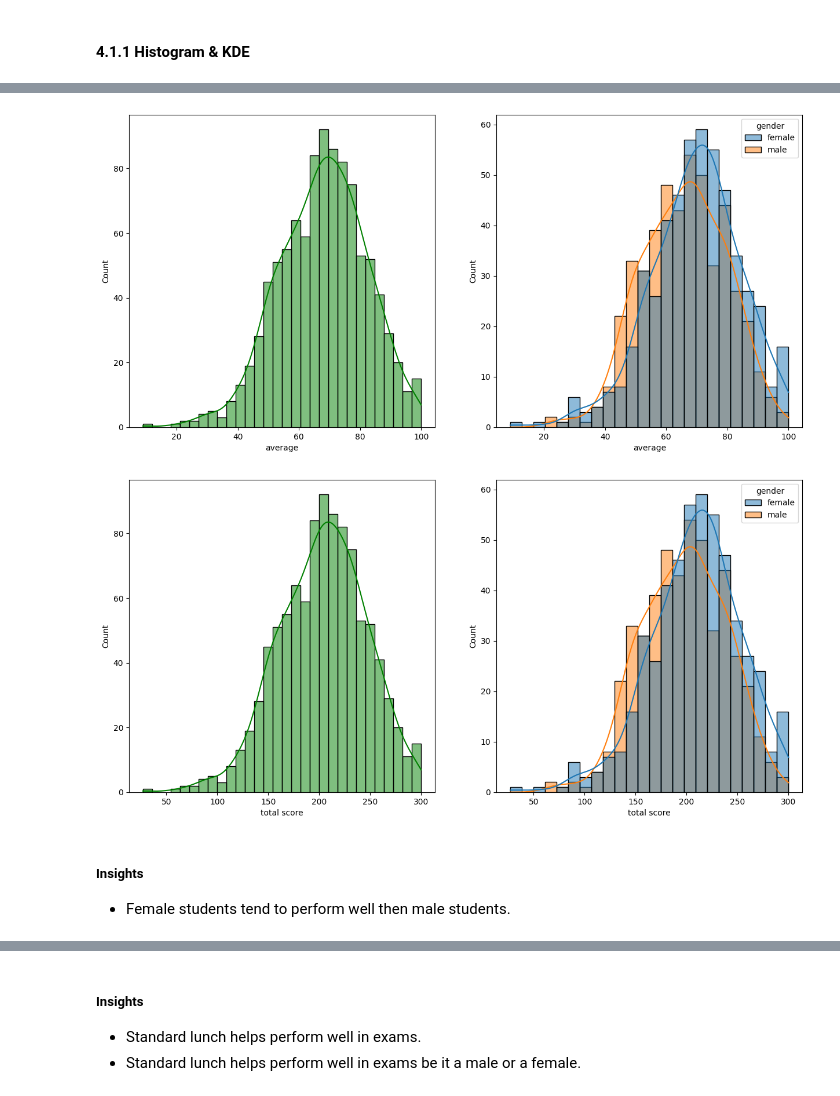
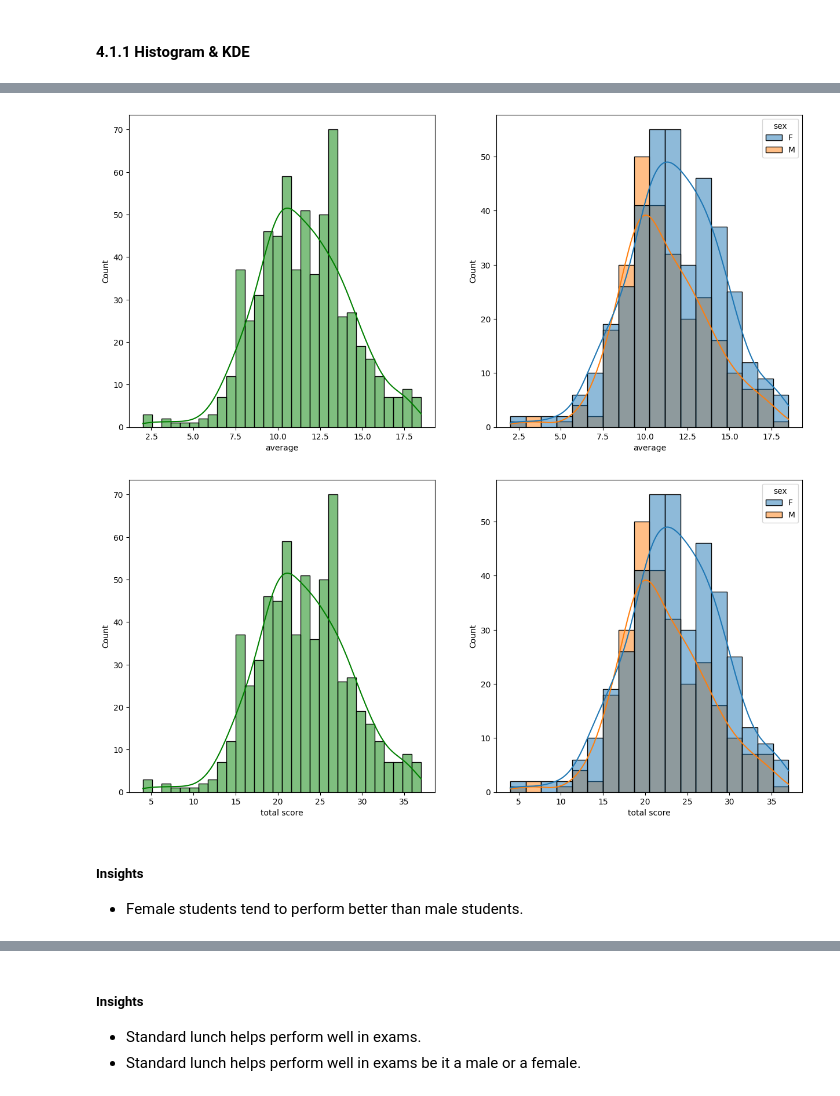
Before and after one commit to vuxminhan/Student-score-predictor, a Jupyter notebook: notebook/1 . EDA STUDENT PERFORMANCE .ipynb, the cells around one changed output, grey strips where cells are left out. Drawn from its saved outputs; the diff is of its cells as text; code cells hidden in the pictures.

```diff
--- a/notebook/1 . EDA STUDENT PERFORMANCE .ipynb
+++ b/notebook/1 . EDA STUDENT PERFORMANCE .ipynb
@@ -288,7 +300,7 @@ We have 17 categorical features : ['school', 'sex', 'address', 'famsize', 'Pstat
 # %% [markdown]
 ### 3.8 Adding columns for "Total Score" and "Average"
 # %%
-df['total score'] = df['math_score'] + df['reading_score'] + df['writing_score']
-df['average'] = df['total score']/3
-df.head()
+df_por['total score'] = df_por['G1'] + df_por['G2']
+df_por['average'] = df_por['total score']/2
+df_por.head()
 # %% [output]
@@ -336,21 +354,21 @@ Number of students with less than 20 marks in Reading: 1
 # %%
 fig, axs = plt.subplots(1, 2, figsize=(15, 7))
 plt.subplot(121)
-sns.histplot(data=df,x='average',bins=30,kde=True,color='g')
+sns.histplot(data=df_por,x='average',bins=30,kde=True,color='g')
 plt.subplot(122)
-sns.histplot(data=df,x='average',kde=True,hue='gender')
+sns.histplot(data=df_por,x='average',kde=True,hue='sex')
 plt.show()
 # %% [output]
-[figure, old version]
+[figure, new version]
 # %%
 fig, axs = plt.subplots(1, 2, figsize=(15, 7))
 plt.subplot(121)
-sns.histplot(data=df,x='total score',bins=30,kde=True,color='g')
+sns.histplot(data=df_por,x='total score',bins=30,kde=True,color='g')
 plt.subplot(122)
-sns.histplot(data=df,x='total score',kde=True,hue='gender')
+sns.histplot(data=df_por,x='total score',kde=True,hue='sex')
 plt.show()
 # %% [output]
-[figure, old version]
+[figure, new version]
 # %% [markdown]
 #####  Insights
-- Female students tend to perform well then male students.
+- Female students tend to perform better than male students.
```
Also changed, not shown: parts of 17 cells of this notebook, 21 other files.
